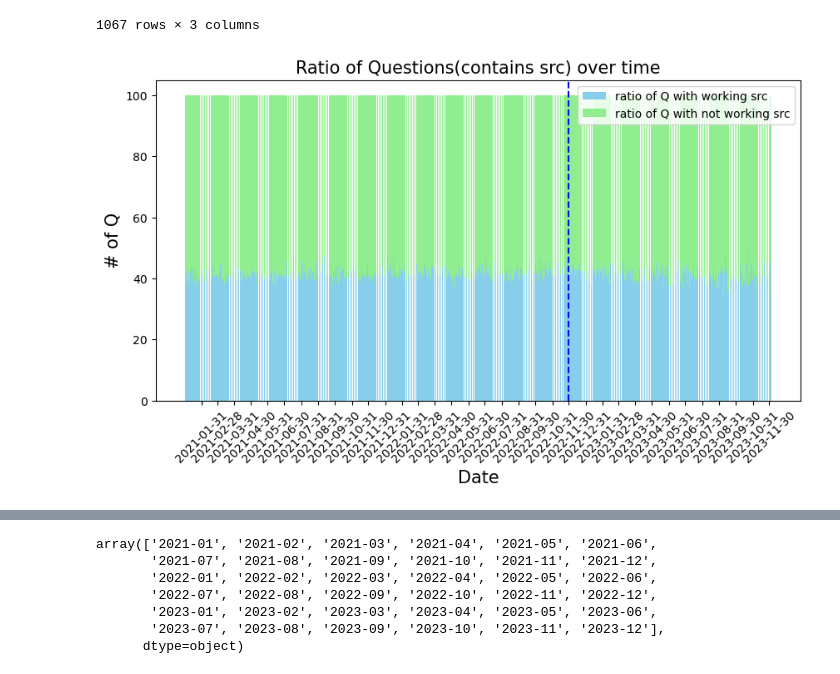
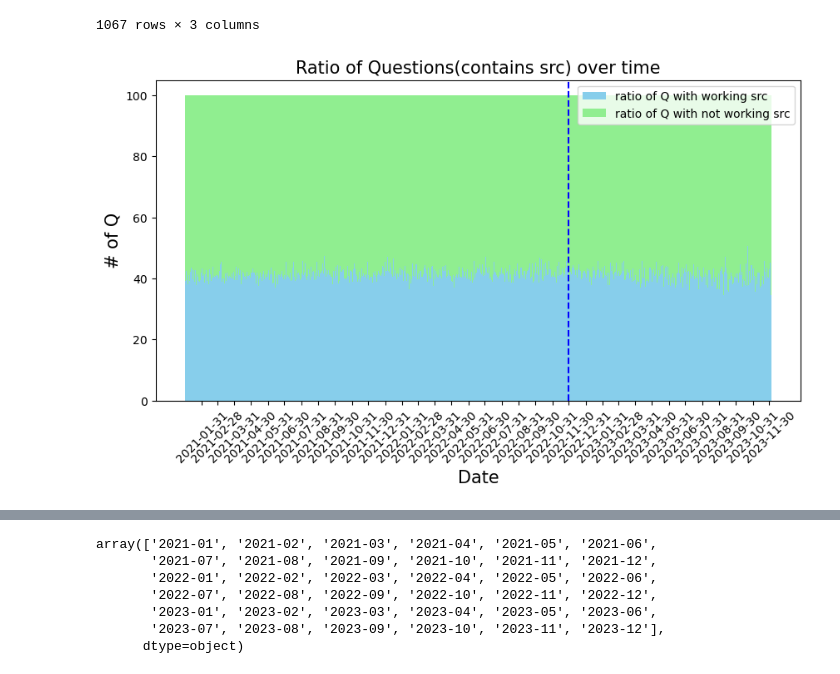
Before and after one commit to boysbeanxious/stackoverflow_src, a Jupyter notebook: complexity/3_cognitive_complexity_viz.ipynb, the cells around one changed output, grey strips where cells are left out. Cells and saved outputs as stored; diff of their text form; code cells hidden in the pictures.

```diff
--- a/complexity/3_cognitive_complexity_viz.ipynb
+++ b/complexity/3_cognitive_complexity_viz.ipynb
@@ -308,24 +329,24 @@ syn_tree_calc['notcalced_rate'] = 100 - syn_tree_calc['calced_rate']
 # %%
 fig, ax = plt.subplots(figsize = (10, 5))
 
-ax.bar(syn_tree_calc['cdate'], syn_tree_calc['calced_rate'], color='skyblue', label = 'ratio of Q with working src')
-ax.bar(syn_tree_calc['cdate'], syn_tree_calc['notcalced_rate'], bottom = syn_tree_calc['calced_rate'], color = 'lightgreen', label = 'ratio of Q with not working src')
+ax.bar(syn_tree_calc['cdate'], syn_tree_calc['calced_rate'], color='skyblue', label = 'ratio of Q with working src', width=1.0)
+ax.bar(syn_tree_calc['cdate'], syn_tree_calc['notcalced_rate'], bottom = syn_tree_calc['calced_rate'], color = 'lightgreen', label = 'ratio of Q with not working src', width=1.0)
 
 ax.set_title('Ratio of Questions(contains src) over time', fontsize = 15)
 ax.set_xlabel('Date', fontsize = 15)
 ax.set_ylabel('# of Q', fontsize = 15)
 ax.set_xticks(major_xticks)
 
 ax.axvline(major_xticks[22], # add vertical line
        color = 'blue',
        linestyle = '--',
        linewidth = 1.5)
 ax.tick_params(axis='x', rotation=45)
 ax.legend(loc = 'upper right', fontsize = 10) # add legend
 
 plt.show();
 # %% [output]
-[figure, old version]
+[figure, new version]
 # %%
 calc_ed_com_df.head()
 # %% [output]
```
Also changed, not shown: parts of 36 cells of this notebook.
